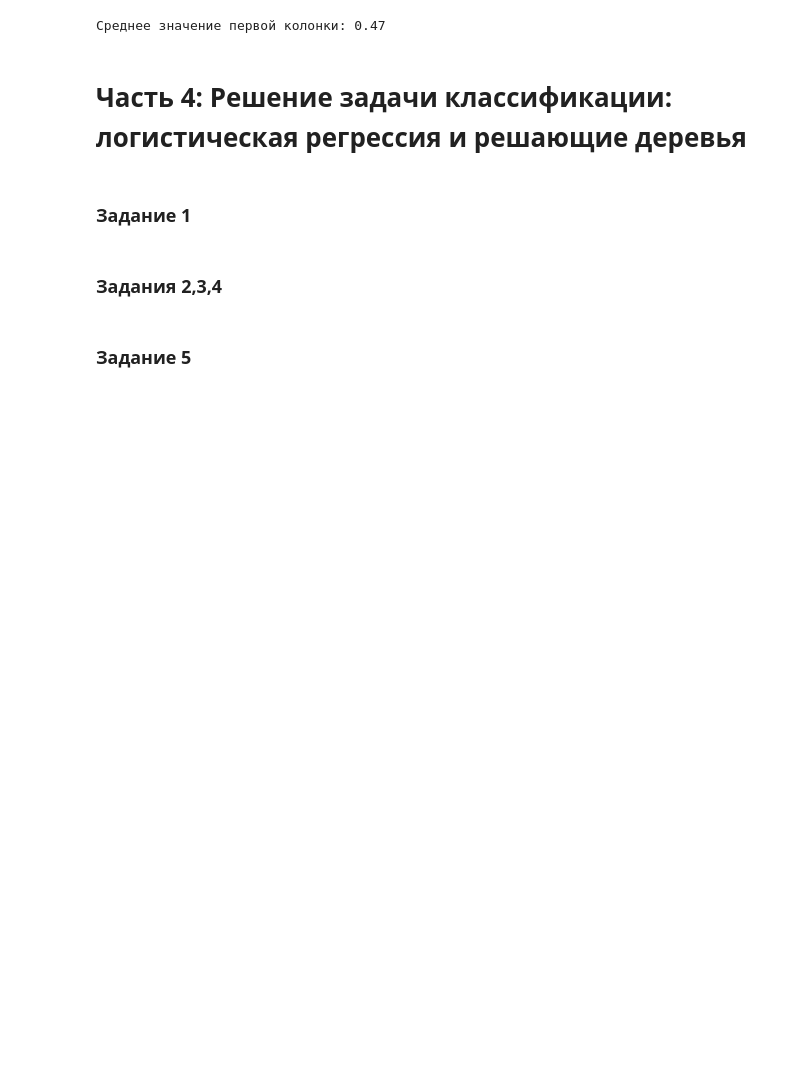
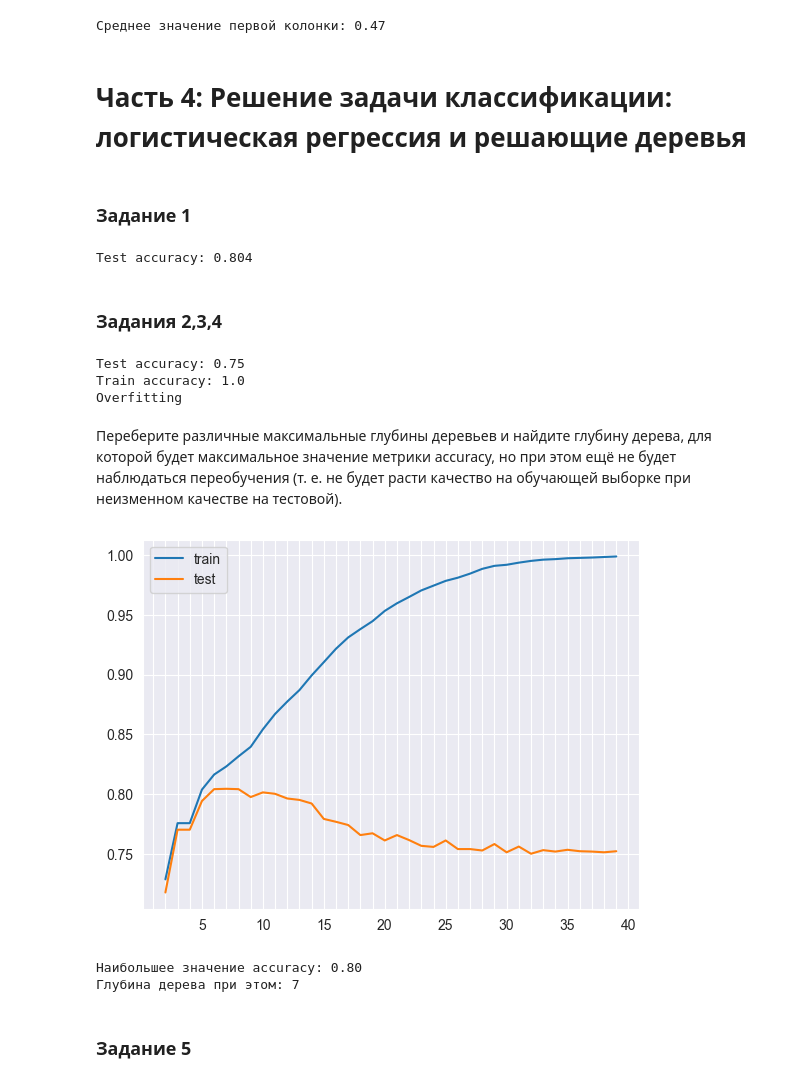
Before and after one commit to mvulf/sf_data_science, a Jupyter notebook: project_4/Project_4_ML.ipynb, the cells around one changed output. Drawn from its saved outputs; the diff is of its cells as text; code cells hidden in the pictures; blank space fills up the shorter version.

```diff
--- a/project_4/Project_4_ML.ipynb
+++ b/project_4/Project_4_ML.ipynb
@@ -767,2 +772,17 @@ print(f'Среднее значение первой колонки: {X_test[:,0
+# %%
+# обучите логистическую регрессию и рассчитайте метрики качества
+log_reg = linear_model.LogisticRegression(
+    random_state=42,
+    solver='sag',
+    max_iter=1000
+)
+
+log_reg.fit(X_train, y_train)
+y_test_pred = log_reg.predict(X_test)
+
+log_reg_score = metrics.accuracy_score(y_test, y_test_pred)
+print(f'Test accuracy: {round(log_reg_score,3)}')
+# %% [output]
+Test accuracy: 0.804
 # %% [markdown]
 ### Задания 2,3,4
@@ -771,2 +789,60 @@ print(f'Среднее значение первой колонки: {X_test[:,0
+# %%
+# обучите решающие деревья, настройте максимальную глубину
+dtree = tree.DecisionTreeClassifier(
+    criterion='entropy',
+    random_state=42,
+)
+
+dtree.fit(X_train, y_train)
+y_train_pred = dtree.predict(X_train)
+y_test_pred = dtree.predict(X_test)
+dtree_score_train = metrics.accuracy_score(y_train, y_train_pred)
+
+dtree_score = metrics.accuracy_score(y_test, y_test_pred)
+
+print(f'Test accuracy: {round(dtree_score,2)}')
+print(f'Train accuracy: {round(dtree_score_train,2)}')
+print('Overfitting')
+# %% [output]
+Test accuracy: 0.75
+Train accuracy: 1.0
+Overfitting
+# %% [markdown]
+Переберите различные максимальные глубины деревьев и найдите глубину дерева, для которой будет максимальное значение метрики accuracy, но при этом ещё не будет наблюдаться переобучения (т. е. не будет расти качество на обучающей выборке при неизменном качестве на тестовой).
+# %%
+max_depths = np.arange(2, 40)
+
+train_acc = []
+test_acc = []
+for max_depth in max_depths:
+    dtree = tree.DecisionTreeClassifier(
+    criterion='entropy',
+    random_state=42,
+    max_depth=max_depth
+)
+
+    dtree.fit(X_train, y_train)
+    y_train_pred = dtree.predict(X_train)
+    y_test_pred = dtree.predict(X_test)
+    train_acc.append(metrics.accuracy_score(y_train, y_train_pred))
+    test_acc.append(metrics.accuracy_score(y_test, y_test_pred))
+
+fig, ax = plt.subplots(1,1)
+
+ax.plot(max_depths, train_acc, label='train')
+ax.plot(max_depths, test_acc, label='test')
+
+ax.legend();
+ax.set_xticks(np.arange(1,40,1), minor=True);
+ax.grid(which='minor')
+# %% [output]
+[figure, added]
+# %%
+max_dtree_acc = max(test_acc)
+print(f'Наибольшее значение accuracy: {max_dtree_acc:.2f}')
+print(f'Глубина дерева при этом: {max_depths[test_acc.index(max_dtree_acc)]}')
+# %% [output]
+Наибольшее значение accuracy: 0.80
+Глубина дерева при этом: 7
 # %% [markdown]
 ### Задание 5
```
Also changed, not shown: parts of 26 cells of this notebook.
